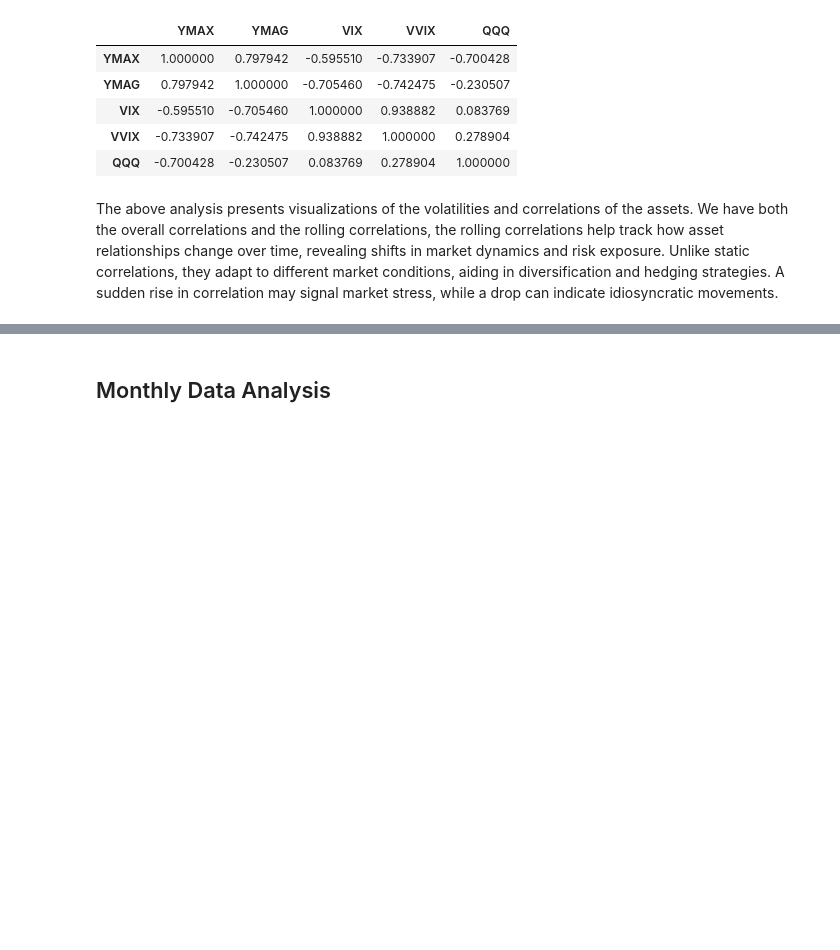
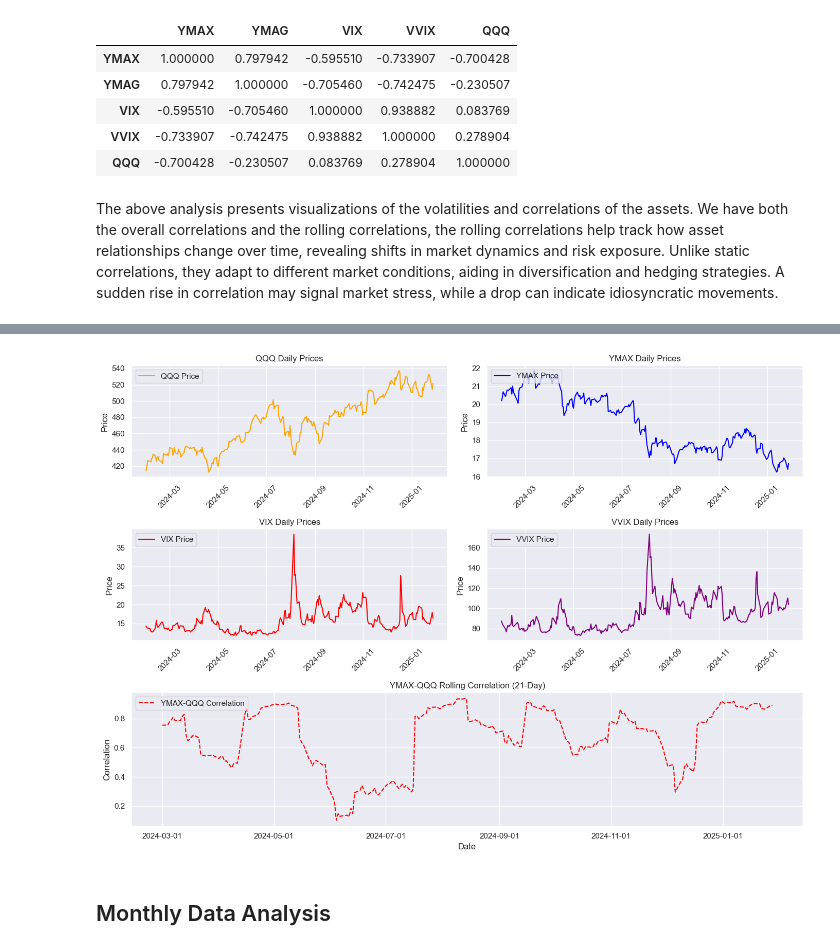
Before and after one commit to BensonMunene/Ratios-Strategy-App, a Jupyter notebook: Codes/Backtester Algorithm1.ipynb, the cells around one changed output, grey strips where cells are left out. Saved outputs shown, nothing was run; the diff lists cells and outputs as text; code cells hidden in the pictures; blank space fills up the shorter version.

```diff
--- a/Codes/Backtester Algorithm1.ipynb
+++ b/Codes/Backtester Algorithm1.ipynb
@@ -902,3 +991,72 @@ plt.show()
+# %%
+import matplotlib.pyplot as plt
+import matplotlib.dates as mdates
+import matplotlib.gridspec as gridspec
+import pandas as pd
+
+# Ensure the daily DataFrame index is in datetime format
+merged_df.index = pd.to_datetime(merged_df.index)
+stats_df.index = pd.to_datetime(stats_df.index)
+
+# Create a figure with a GridSpec layout
+fig = plt.figure(figsize=(14, 10))
+gs = gridspec.GridSpec(3, 2, height_ratios=[1, 1, 1.2])
+
+# First row: QQQ (left) and YMAX (right)
+ax_qqq = fig.add_subplot(gs[0, 0])
+ax_ymax = fig.add_subplot(gs[0, 1])
+
+# Second row: VIX (left) and VVIX (right)
+ax_vix = fig.add_subplot(gs[1, 0])
+ax_vvix = fig.add_subplot(gs[1, 1])
+
+# Third row: YMAX-QQQ Rolling Correlation spanning both columns
+ax_correlation = fig.add_subplot(gs[2, :])
+
+# Plot QQQ Daily Prices
+ax_qqq.plot(merged_df.index, merged_df["QQQ"], color="orange", label="QQQ Price")
+ax_qqq.set_title("QQQ Daily Prices")
+ax_qqq.set_ylabel("Price")
+ax_qqq.legend(loc="upper left")
+ax_qqq.tick_params(axis='x', labelrotation=45)
+
+# Plot YMAX Daily Prices
+ax_ymax.plot(merged_df.index, merged_df["YMAX"], color="blue", label="YMAX Price")
+ax_ymax.set_title("YMAX Daily Prices")
+ax_ymax.set_ylabel("Price")
+ax_ymax.legend(loc="upper left")
+ax_ymax.tick_params(axis='x', labelrotation=45)
+
+# Plot VIX Daily Prices
+ax_vix.plot(merged_df.index, merged_df["VIX"], color="red", label="VIX Price")
+ax_vix.set_title("VIX Daily Prices")
+ax_vix.set_ylabel("Price")
+ax_vix.legend(loc="upper left")
+ax_vix.tick_params(axis='x', labelrotation=45)
+
+# Plot VVIX Daily Prices
+ax_vvix.plot(merged_df.index, merged_df["VVIX"], color="purple", label="VVIX Price")
+ax_vvix.set_title("VVIX Daily Prices")
+ax_vvix.set_ylabel("Price")
+ax_vvix.legend(loc="upper left")
+ax_vvix.tick_params(axis='x', labelrotation=45)
+
+# Plot YMAX-QQQ Rolling Correlation
+ax_correlation.plot(stats_df.index, stats_df["YMAX-QQQ Correlation"], color="red", linestyle="--", label="YMAX-QQQ Correlation")
+ax_correlation.set_title("YMAX-QQQ Rolling Correlation (21-Day)")
+ax_correlation.set_xlabel("Date")
+ax_correlation.set_ylabel("Correlation")
+ax_correlation.legend(loc="upper left")
+
+# Format x-axis dates for all subplots
+ax_correlation.xaxis.set_major_locator(mdates.AutoDateLocator())
+ax_correlation.xaxis.set_major_formatter(mdates.DateFormatter('%Y-%m-%d'))
+
+# Adjust layout
+plt.tight_layout()
+plt.show()
+# %% [output]
+[figure, added]
 # %% [markdown]
 ## Monthly Data Analysis
 # %%
```
Also changed, not shown: parts of 5 cells of this notebook, 3 other files.
